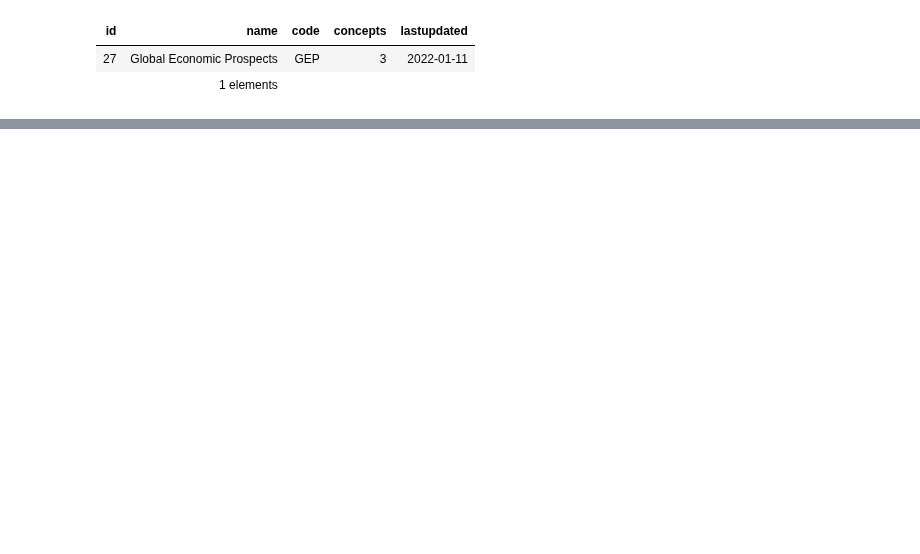
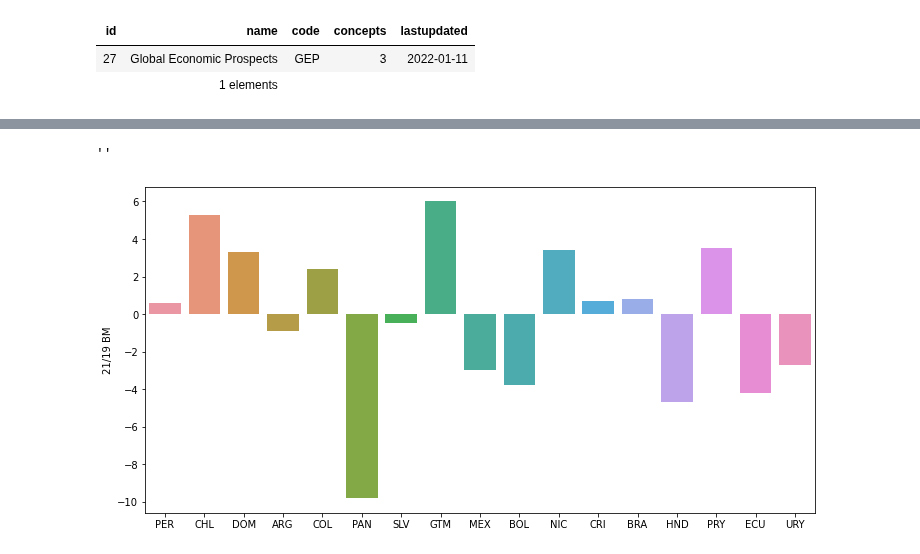
Before and after one commit to samyff12/LATAM, a Jupyter notebook: IMF_BM.ipynb, the cells around one changed output, grey strips where cells are left out. Cells and saved outputs as stored; diff of their text form; code cells hidden in the pictures; blank space fills up the shorter version.

```diff
--- a/IMF_BM.ipynb
+++ b/IMF_BM.ipynb
@@ -175,0 +132,4 @@ Index(['AFG', 'ALB', 'DZA', 'AND', 'AGO', 'ATG', 'ARG', 'ARM', 'ABW', 'AUS',
+# %%
+df = data[['2021','21/19 BM']]
+df = df.merge(dfweo[dfweo.columns[[2,-1]]],how='inner',left_index=True,right_index=True).round(1)
+df
@@ -175,0 +155,9 @@ Index(['AFG', 'ALB', 'DZA', 'AND', 'AGO', 'ATG', 'ARG', 'ARM', 'ABW', 'AUS',
+# %%
+import seaborn as sns
+import matplotlib.pyplot as plt
+plt.figure(figsize=(12,6))
+sns.barplot(x = df.index, y = df['21/19 BM'])
+;
+# %% [output]
+''
+[figure, added]
```
Also changed, not shown: parts of 15 cells of this notebook.
